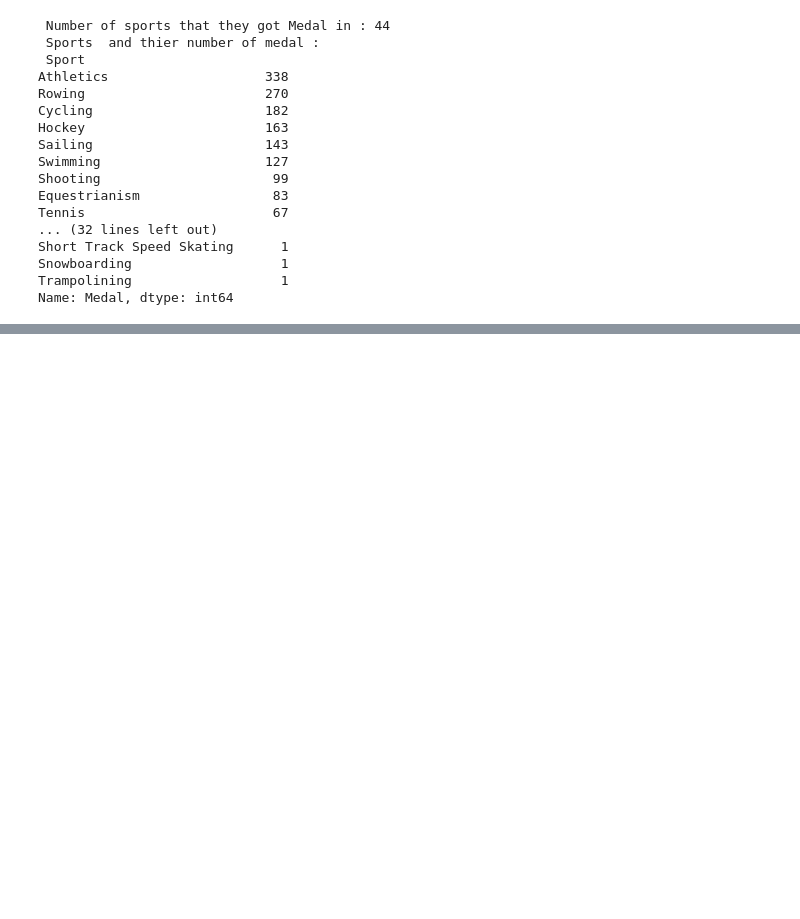
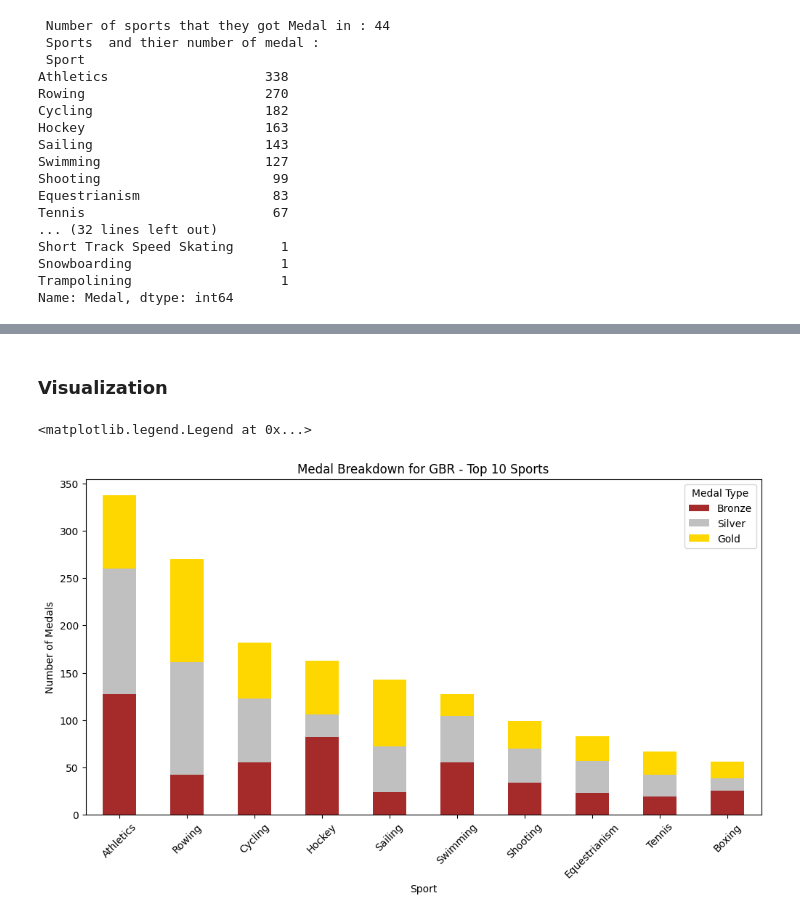
Before and after one commit to nouralahmad89-crypto/OS-projekt-Storbrittanien, a Jupyter notebook: notebooks/data_analysis.ipynb, the cells around one changed output, grey strips where cells are left out. Drawn from its saved outputs; the diff is of its cells as text; code cells hidden in the pictures; blank space fills up the shorter version.

```diff
--- a/notebooks/data_analysis.ipynb
+++ b/notebooks/data_analysis.ipynb
@@ -440,0 +473,12 @@ top_medal
+# %%
+# Take top 10 sports by total medals
+top10_sports = medals_per_sport.head(10).index
+
+# Filter the original medal DataFrame for only these sports
+top10_medals = gbr_medals[gbr_medals['Sport'].isin(top10_sports)]
+
+# Group by Sport and Medal type, then unstack
+top_medal = top10_medals.groupby(['Sport', 'Medal']).size().unstack(fill_value=0)
+top_medal['total'] = top_medal.sum(axis=1)
+sorted_top_medal=top_medal.sort_values(by='total', ascending= False)
+sorted_top_medal
@@ -440,0 +498,20 @@ top_medal
+# %% [markdown]
+### Visualization
+# %%
+colors = ['brown', 'silver', 'gold']  # Bronze, Silver, Gold
+
+# Plot stacked bar chart
+sorted_top_medal[['Bronze', 'Silver', 'Gold']].plot(
+    kind='bar',
+    stacked=True,
+    figsize=(12,6),
+    color=colors)
+
+plt.title("Medal Breakdown for GBR - Top 10 Sports")
+plt.xlabel("Sport")
+plt.ylabel("Number of Medals")
+plt.xticks(rotation=45)
+plt.legend(title="Medal Type")
+# %% [output]
+<matplotlib.legend.Legend at 0x...>
+[figure, added]
```
Also changed, not shown: parts of 39 cells of this notebook, 2 other files.
